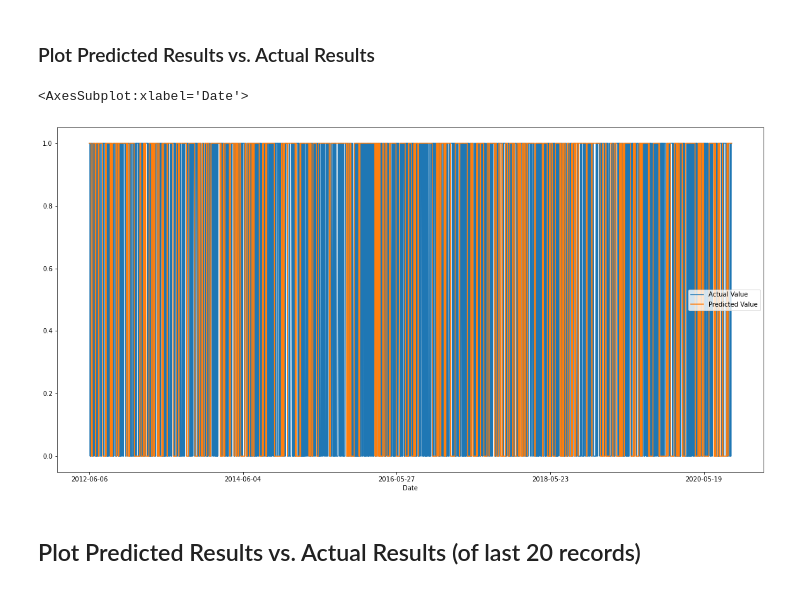
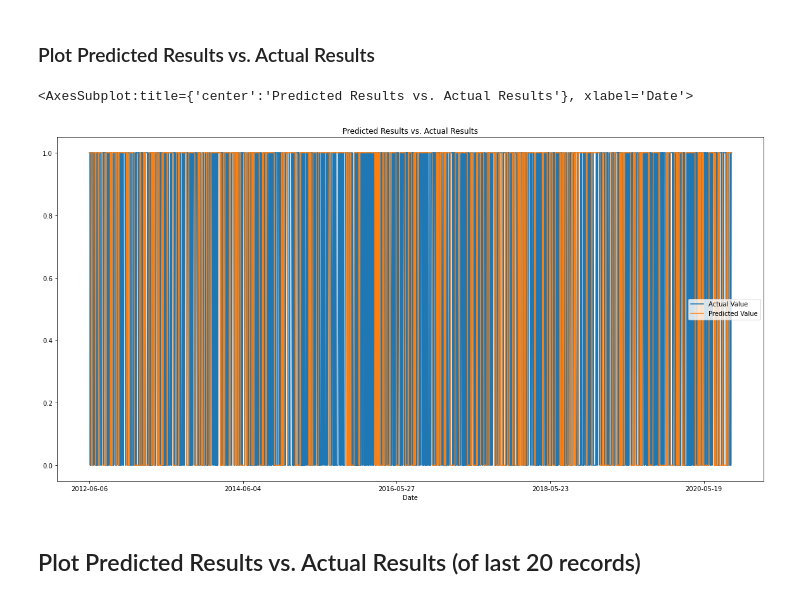
Before and after one commit to JessicaDeCunha/Machine-Learning-Models-in-Algorithmic-Trading, a Jupyter notebook: Algorithmic_trading.ipynb, the cells around one changed output. Cells and saved outputs as stored; diff of their text form; code cells hidden in the pictures.

```diff
--- a/Algorithmic_trading.ipynb
+++ b/Algorithmic_trading.ipynb
@@ -373,10 +377,11 @@ results
 ### Plot Predicted Results vs. Actual Results
 # %%
 # Plot predicted results vs. actual results
-results[['Actual Value', 'Predicted Value']].plot(figsize=(20,10))
+results[['Actual Value', 'Predicted Value']].plot(figsize=(20,10),
+        title="Predicted Results vs. Actual Results")
 # %% [output]
-<AxesSubplot:xlabel='Date'>
+<AxesSubplot:title={'center':'Predicted Results vs. Actual Results'}, xlabel='Date'>
-[figure, old version]
+[figure, new version]
 # %% [markdown]
 ## Plot Predicted Results vs. Actual Results (of last 20 records)
 # %%
```
Also changed, not shown: parts of 6 cells of this notebook, 7 other files.
